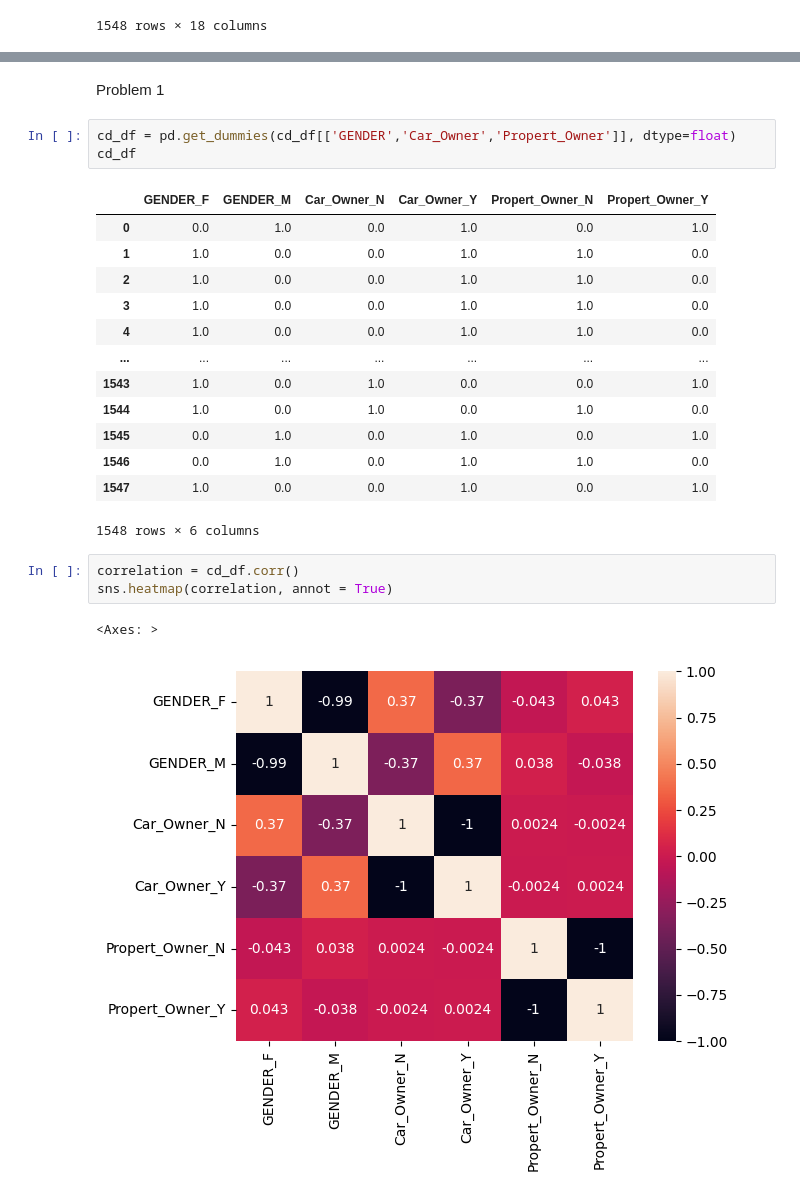
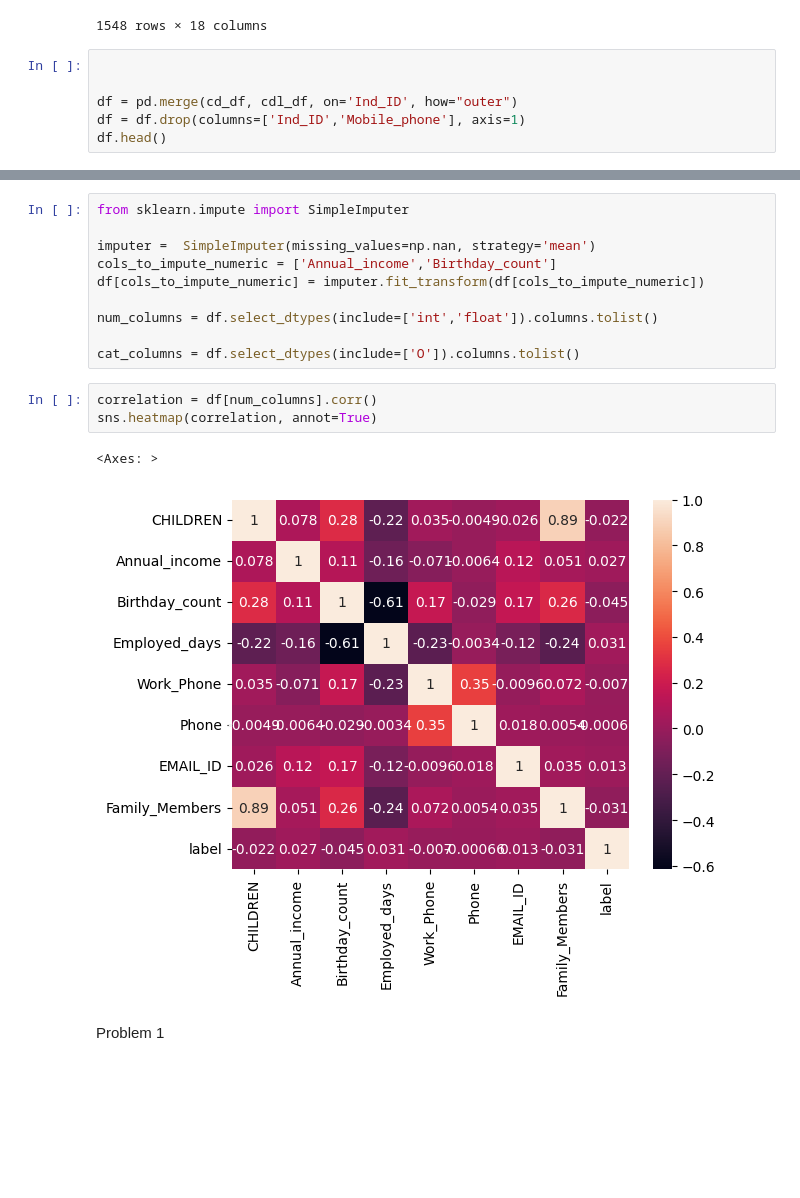
Before and after one commit to TonyPepperonl/Tonycsci_1070, a Jupyter notebook: week_06/hw 6.ipynb, the cells around one changed output, grey strips where cells are left out. Saved outputs shown, nothing was run; the diff lists cells and outputs as text; blank space fills up the shorter version.

```diff
--- a/week_06/hw 6.ipynb
+++ b/week_06/hw 6.ipynb
@@ -23,3 +23,9 @@ cd_df
 | 1546 | 5118219 | M | Y | N | 0 | 270000.0 | Working | Secondary / secondary special | ... |
 | 1547 | 5053790 | F | Y | Y | 0 | 225000.0 | Working | Higher education | ... |
 1548 rows × 18 columns
+# %%
+
+
+df = pd.merge(cd_df, cdl_df, on='Ind_ID', how="outer")
+df = df.drop(columns=['Ind_ID','Mobile_phone'], axis=1)
+df.head()
@@ -26,25 +39,18 @@ cd_df
+# %%
+from sklearn.impute import SimpleImputer
+
+imputer =  SimpleImputer(missing_values=np.nan, strategy='mean')
+cols_to_impute_numeric = ['Annual_income','Birthday_count']
+df[cols_to_impute_numeric] = imputer.fit_transform(df[cols_to_impute_numeric])
+
+num_columns = df.select_dtypes(include=['int','float']).columns.tolist()
+
+cat_columns = df.select_dtypes(include=['O']).columns.tolist()
+# %%
+correlation = df[num_columns].corr()
+sns.heatmap(correlation, annot=True)
+# %% [output]
+<Axes: >
+[figure, added]
 # %% [markdown]
 Problem 1
-# %%
-cd_df = pd.get_dummies(cd_df[['GENDER','Car_Owner','Propert_Owner']], dtype=float)
-cd_df
-# %% [output]
-|  | GENDER_F | GENDER_M | Car_Owner_N | Car_Owner_Y | Propert_Owner_N | Propert_Owner_Y |
-| 0 | 0.0 | 1.0 | 0.0 | 1.0 | 0.0 | 1.0 |
-| 1 | 1.0 | 0.0 | 0.0 | 1.0 | 1.0 | 0.0 |
-| 2 | 1.0 | 0.0 | 0.0 | 1.0 | 1.0 | 0.0 |
-| 3 | 1.0 | 0.0 | 0.0 | 1.0 | 1.0 | 0.0 |
-| 4 | 1.0 | 0.0 | 0.0 | 1.0 | 1.0 | 0.0 |
-| ... | ... | ... | ... | ... | ... | ... |
-| 1543 | 1.0 | 0.0 | 1.0 | 0.0 | 0.0 | 1.0 |
-| 1544 | 1.0 | 0.0 | 1.0 | 0.0 | 1.0 | 0.0 |
-| 1545 | 0.0 | 1.0 | 0.0 | 1.0 | 0.0 | 1.0 |
-| 1546 | 0.0 | 1.0 | 0.0 | 1.0 | 1.0 | 0.0 |
-| 1547 | 1.0 | 0.0 | 0.0 | 1.0 | 0.0 | 1.0 |
-1548 rows × 6 columns
-# %%
-correlation = cd_df.corr()
-sns.heatmap(correlation, annot = True)
-# %% [output]
-<Axes: >
-[figure, removed]
```
Also changed, not shown: parts of 8 cells of this notebook, 1 other file.
